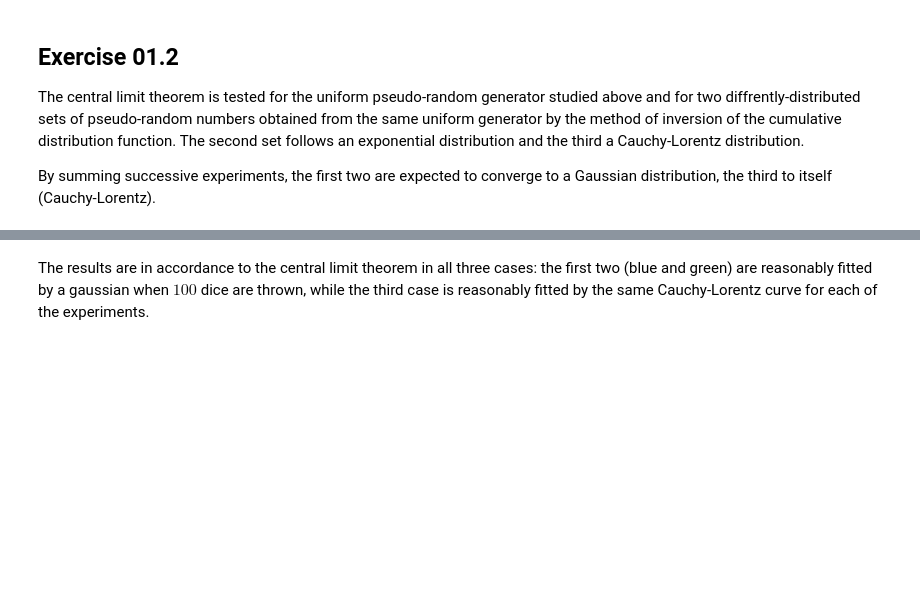
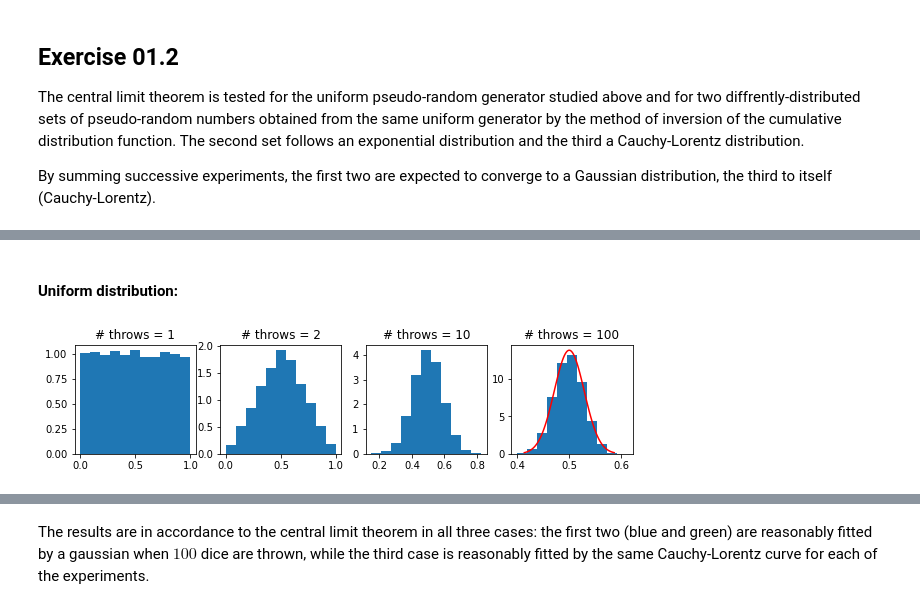
Before and after one commit to stebigoni/numerical-simulation-lab, a Jupyter notebook: Exercise01/Exercise01.ipynb, the cells around one changed output, grey strips where cells are left out. Drawn from its saved outputs; the diff is of its cells as text; code cells hidden in the pictures; blank space fills up the shorter version.

```diff
--- a/Exercise01/Exercise01.ipynb
+++ b/Exercise01/Exercise01.ipynb
@@ -129,0 +97,14 @@ plt.show()
+# %% [markdown]
+#### Uniform distribution:
+# %%
+fig1 = plt.figure(figsize=(10,2))
+for i in np.arange(0,4):
+    plt.subplot(1,4,i+1)
+    plt.hist(mu[:,i],density=True,bins=11)
+    plt.title('# throws = '+no[i])
+sigma = np.std(mu[:,0])/10
+x = np.linspace(0.5-3*sigma,0.5+3*sigma,100)
+plt.plot(x,Gauss(x,0.5,sigma),'r')
+plt.show()
+# %% [output]
+[figure, added]
```
Also changed, not shown: parts of 15 cells of this notebook, 5 other files.
